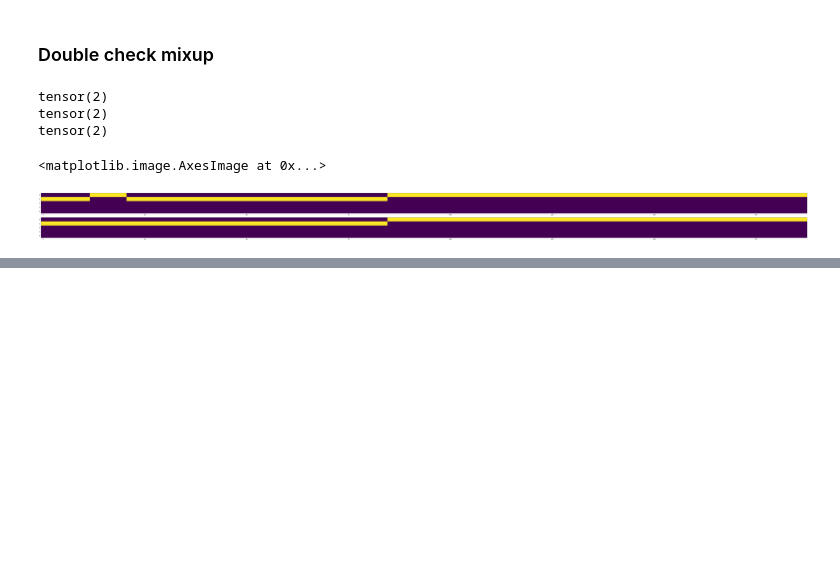
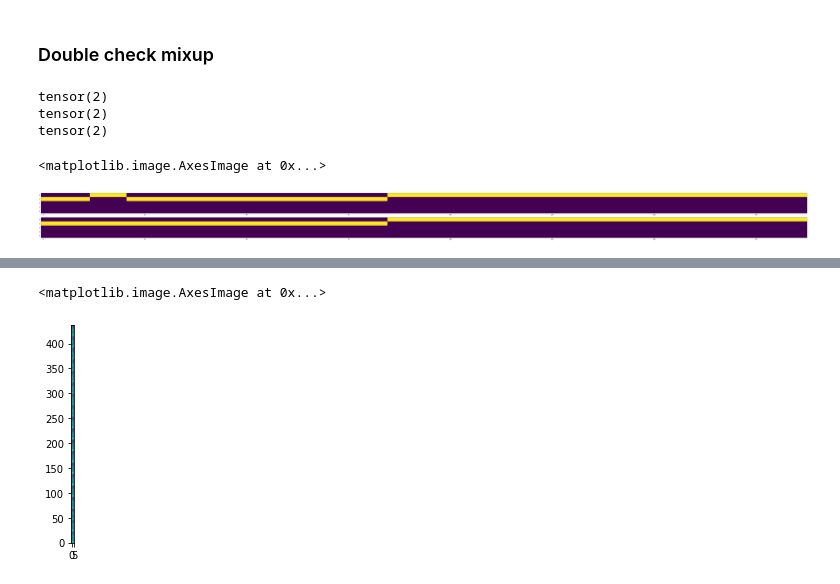
Before and after one commit to GeoffreyFrost/code-switched-language-diarization, a Jupyter notebook: notebooks/preprocessor_tinker.ipynb, the cells around one changed output, grey strips where cells are left out. Saved outputs shown, nothing was run; the diff lists cells and outputs as text; code cells hidden in the pictures; blank space fills up the shorter version.

```diff
--- a/notebooks/preprocessor_tinker.ipynb
+++ b/notebooks/preprocessor_tinker.ipynb
@@ -280,0 +368,5 @@ ax[1].imshow(y_old[idx].T)
+# %%
+plt.imshow(x_comp.T, origin='lower')
+# %% [output]
+<matplotlib.image.AxesImage at 0x...>
+[figure, added]
```
Also changed, not shown: parts of 11 cells of this notebook, 14 other files.
